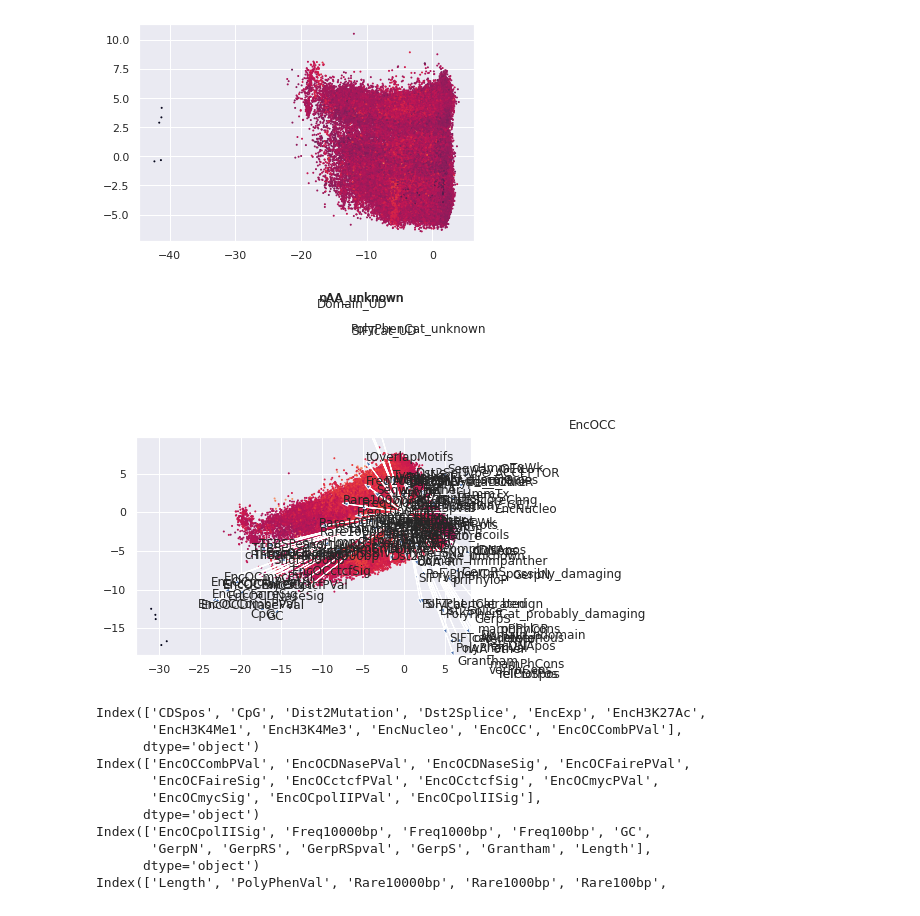
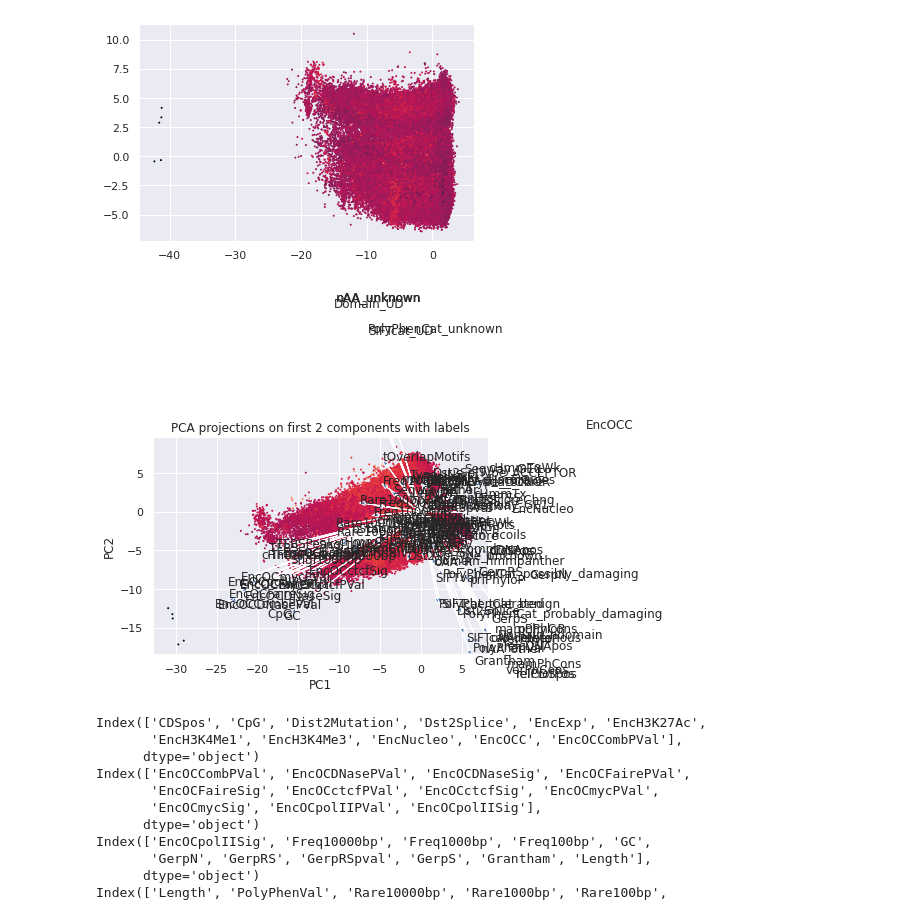
Before and after one commit to SietsmaRJ/dsls_master_thesis, a Jupyter notebook: side_scripts/potential_gene_features.ipynb, the cells around one changed output. Cells and saved outputs as stored; diff of their text form; code cells hidden in the pictures.

```diff
--- a/side_scripts/potential_gene_features.ipynb
+++ b/side_scripts/potential_gene_features.ipynb
@@ -248,3 +248,4 @@ Shape:
 train, test = train_test_split(data, test_size = 0.2)
 # %%
 train.select_dtypes(include='bool').columns.tolist()
+train_columns_unprocessed = train.columns
@@ -268,0 +252,3 @@ train.select_dtypes(include='bool').columns.tolist()
+# %%
+for x in train.columns:
+    print(f'\n{x}\n{train[x].describe()}\n')
@@ -286,3 +290,8 @@ For feature nAA, saved 5 levels.
 ['unknown' 'R' 'A' 'L' 'P']
 For feature oAA, saved 5 levels.
 (267680, 191)
+# %%
+train_processed_columns = train_preprocessed.columns
+for x in train_columns_unprocessed:
+    if x not in train_processed_columns:
+        print(x)
@@ -309,3 +329,5 @@ for col in train_preprocessed.columns:
         if col == feat or col.startswith(feat):
             if col not in processed_features:
                 processed_features.append(col)
+for x in train_preprocessed[processed_features].columns:
+    print(f'\n{x}\n{train_preprocessed[x].describe()}\n')
@@ -479,26 +524,28 @@ plt.show()
 # %%
 # Biplot showing projections and directions of original variables
 
 start = 0
 
 stop = len(train_preprocessed[processed_features].columns)
 
 ncol = stop - start
 
 variables = train_preprocessed[processed_features].columns[start:stop]
 
 plt.scatter(projections[:,0], projections[:,1], c=projections[:, 2], s=1)
 for i, (var, (x,y)) in enumerate(zip(variables, 100*eigenvectors[:, :2])):
     x = np.real(x)
     y = np.real(y)
     if i < ncol:
         plt.arrow(0, 0, x, y, head_width=0.5)
         plt.text(1.1*x, 1.1*y, var)
-# image_name = f'{datetime.datetime.now().strftime("%Y_%m_%d_%H%M%S_%f")} PCA.png'
-# plt.savefig(img_output_dir+image_name)
+plt.title('PCA projections on first 2 components with labels')
+plt.xlabel('PC1')
+plt.ylabel('PC2')
+plt.savefig(img_output_dir+'pca_first_2_comp_with_labels.png')
 plt.show()
 # %% [output]
-[figure, old version]
+[figure, new version]
 # %%
 start = 0
 stop = 10
```
Also changed, not shown: parts of 18 cells of this notebook, 2 other files.
